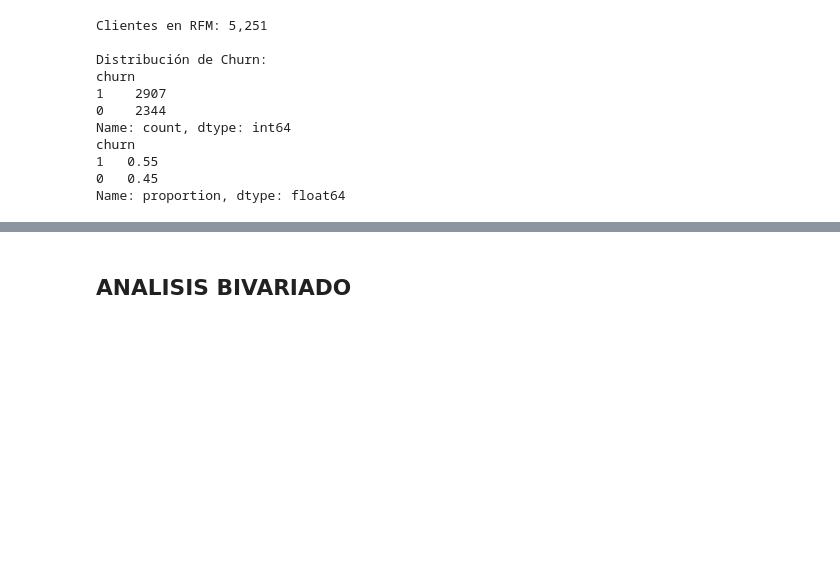
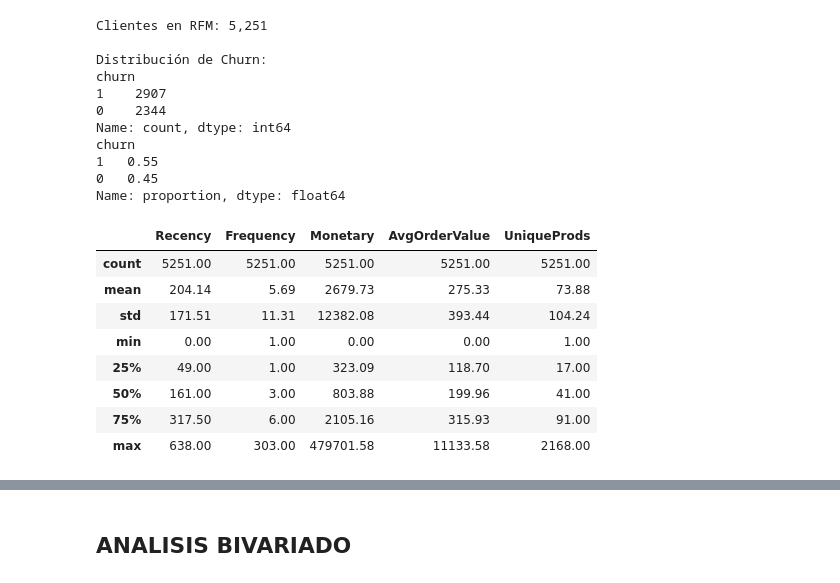
Before and after one commit to agustinasc/datascience2, a Jupyter notebook: Santillan Castro - Entrega Final.ipynb, the cells around one changed output, grey strips where cells are left out. Saved outputs shown, nothing was run; the diff lists cells and outputs as text; code cells hidden in the pictures; blank space fills up the shorter version.

```diff
--- a/Santillan Castro - Entrega Final.ipynb
+++ b/Santillan Castro - Entrega Final.ipynb
@@ -459,3 +459,17 @@ churn
 1   0.55
 0   0.45
 Name: proportion, dtype: float64
+# %%
+# ESTADÍSTICAS DESCRIPTIVAS — RFM
+
+rfm[['Recency', 'Frequency', 'Monetary', 'AvgOrderValue', 'UniqueProds']].describe().round(2)
+# %% [output]
+|  | Recency | Frequency | Monetary | AvgOrderValue | UniqueProds |
+| count | 5251.00 | 5251.00 | 5251.00 | 5251.00 | 5251.00 |
+| mean | 204.14 | 5.69 | 2679.73 | 275.33 | 73.88 |
+| std | 171.51 | 11.31 | 12382.08 | 393.44 | 104.24 |
+| min | 0.00 | 1.00 | 0.00 | 0.00 | 1.00 |
+| 25% | 49.00 | 1.00 | 323.09 | 118.70 | 17.00 |
+| 50% | 161.00 | 3.00 | 803.88 | 199.96 | 41.00 |
+| 75% | 317.50 | 6.00 | 2105.16 | 315.93 | 91.00 |
+| max | 638.00 | 303.00 | 479701.58 | 11133.58 | 2168.00 |
```
Also changed, not shown: parts of 16 cells of this notebook.
